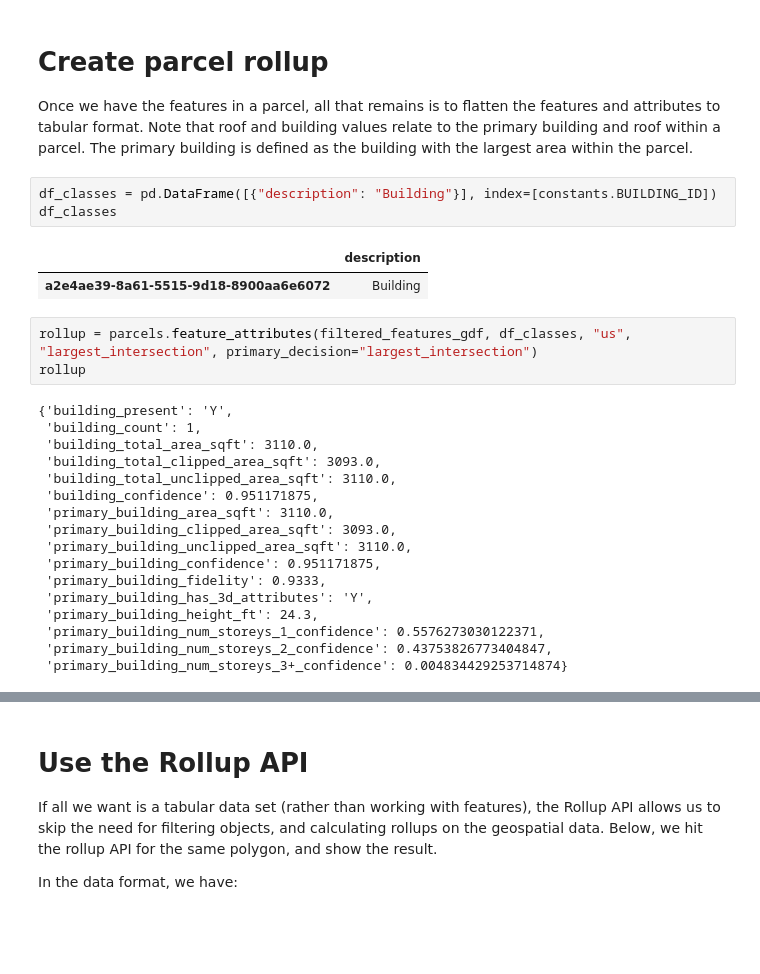
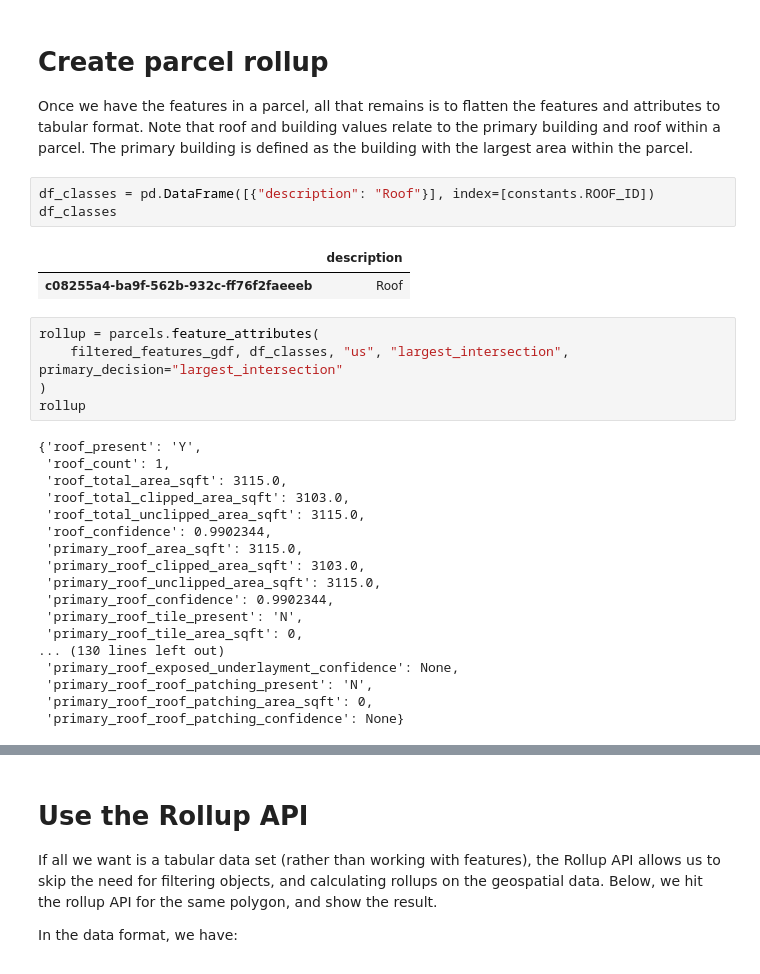
Before and after one commit to nearmap/nmaipy, a Jupyter notebook: notebooks/Payload_Rollup_Minimal_Example.ipynb, the cells around one changed output, grey strips where cells are left out. Saved outputs shown, nothing was run; the diff lists cells and outputs as text; blank space fills up the shorter version.

```diff
--- a/notebooks/Payload_Rollup_Minimal_Example.ipynb
+++ b/notebooks/Payload_Rollup_Minimal_Example.ipynb
@@ -94,29 +110,32 @@ filtered_features_gdf
 
 Once we have the features in a parcel, all that remains is to flatten the features and attributes to tabular format. Note that roof and building values relate to the primary building and roof within a parcel. The primary building is defined as the building with the largest area within the parcel.
 # %%
-df_classes = pd.DataFrame([{"description": "Building"}], index=[constants.BUILDING_ID])
+df_classes = pd.DataFrame([{"description": "Roof"}], index=[constants.ROOF_ID])
 df_classes
 # %% [output]
 |  | description |
-| a2e4ae39-8a61-5515-9d18-8900aa6e6072 | Building |
+| c08255a4-ba9f-562b-932c-ff76f2faeeeb | Roof |
 # %%
-rollup = parcels.feature_attributes(filtered_features_gdf, df_classes, "us", "largest_intersection", primary_decision="largest_intersection")
+rollup = parcels.feature_attributes(
+    filtered_features_gdf, df_classes, "us", "largest_intersection", primary_decision="largest_intersection"
+)
 rollup
 # %% [output]
-{'building_present': 'Y',
- 'building_count': 1,
- 'building_total_area_sqft': 3110.0,
- 'building_total_clipped_area_sqft': 3093.0,
- 'building_total_unclipped_area_sqft': 3110.0,
- 'building_confidence': 0.951171875,
- 'primary_building_area_sqft': 3110.0,
- 'primary_building_clipped_area_sqft': 3093.0,
- 'primary_building_unclipped_area_sqft': 3110.0,
- 'primary_building_confidence': 0.951171875,
- 'primary_building_fidelity': 0.9333,
- 'primary_building_has_3d_attributes': 'Y',
- 'primary_building_height_ft': 24.3,
- 'primary_building_num_storeys_1_confidence': 0.5576273030122371,
- 'primary_building_num_storeys_2_confidence': 0.43753826773404847,
- 'primary_building_num_storeys_3+_confidence': 0.004834429253714874}
+{'roof_present': 'Y',
+ 'roof_count': 1,
+ 'roof_total_area_sqft': 3115.0,
+ 'roof_total_clipped_area_sqft': 3103.0,
+ 'roof_total_unclipped_area_sqft': 3115.0,
+ 'roof_confidence': 0.9902344,
+ 'primary_roof_area_sqft': 3115.0,
+ 'primary_roof_clipped_area_sqft': 3103.0,
+ 'primary_roof_unclipped_area_sqft': 3115.0,
+ 'primary_roof_confidence': 0.9902344,
+ 'primary_roof_tile_present': 'N',
+ 'primary_roof_tile_area_sqft': 0,
+... (130 lines left out)
+ 'primary_roof_exposed_underlayment_confidence': None,
+ 'primary_roof_roof_patching_present': 'N',
+ 'primary_roof_roof_patching_area_sqft': 0,
+ 'primary_roof_roof_patching_confidence': None}
 # %%
```
Also changed, not shown: parts of 13 cells of this notebook, 1 other file.
